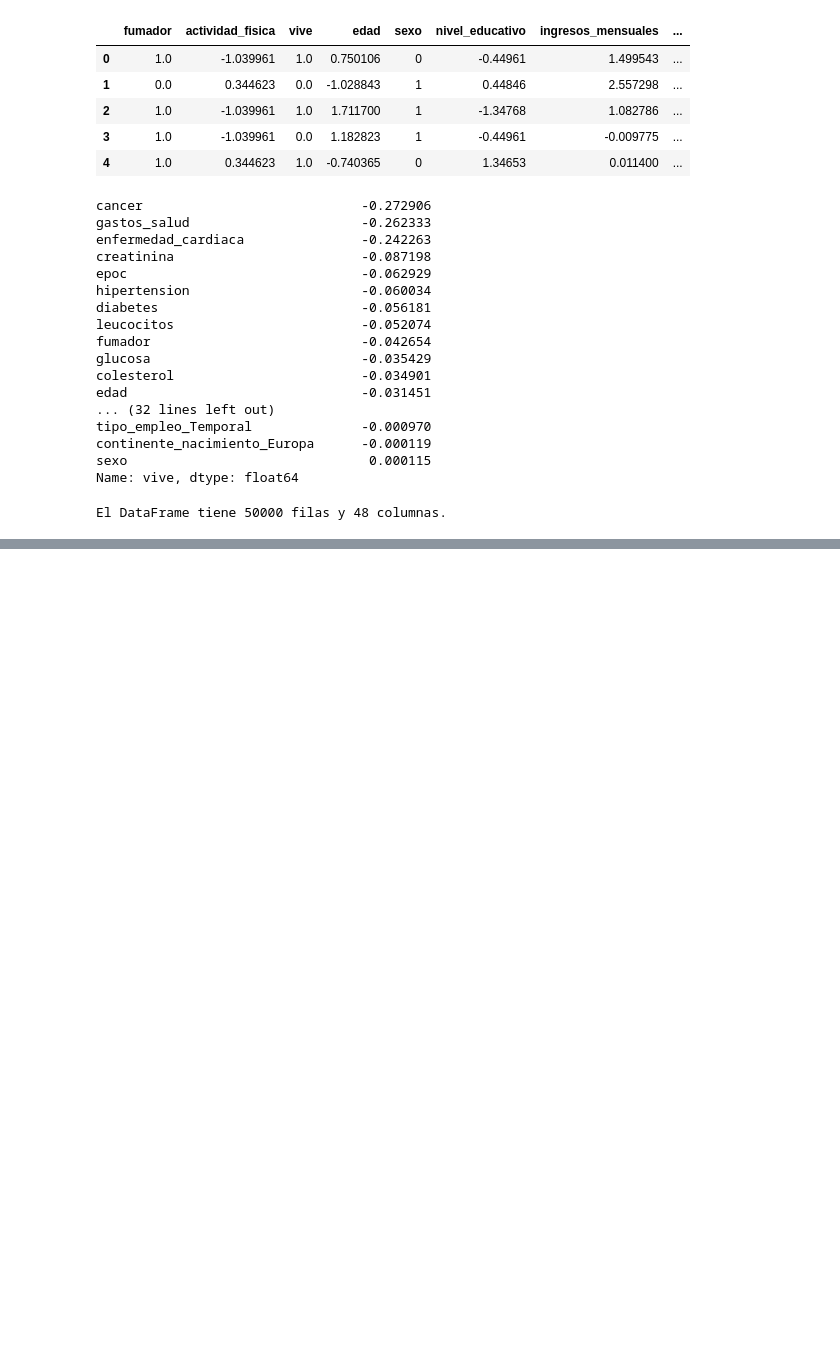
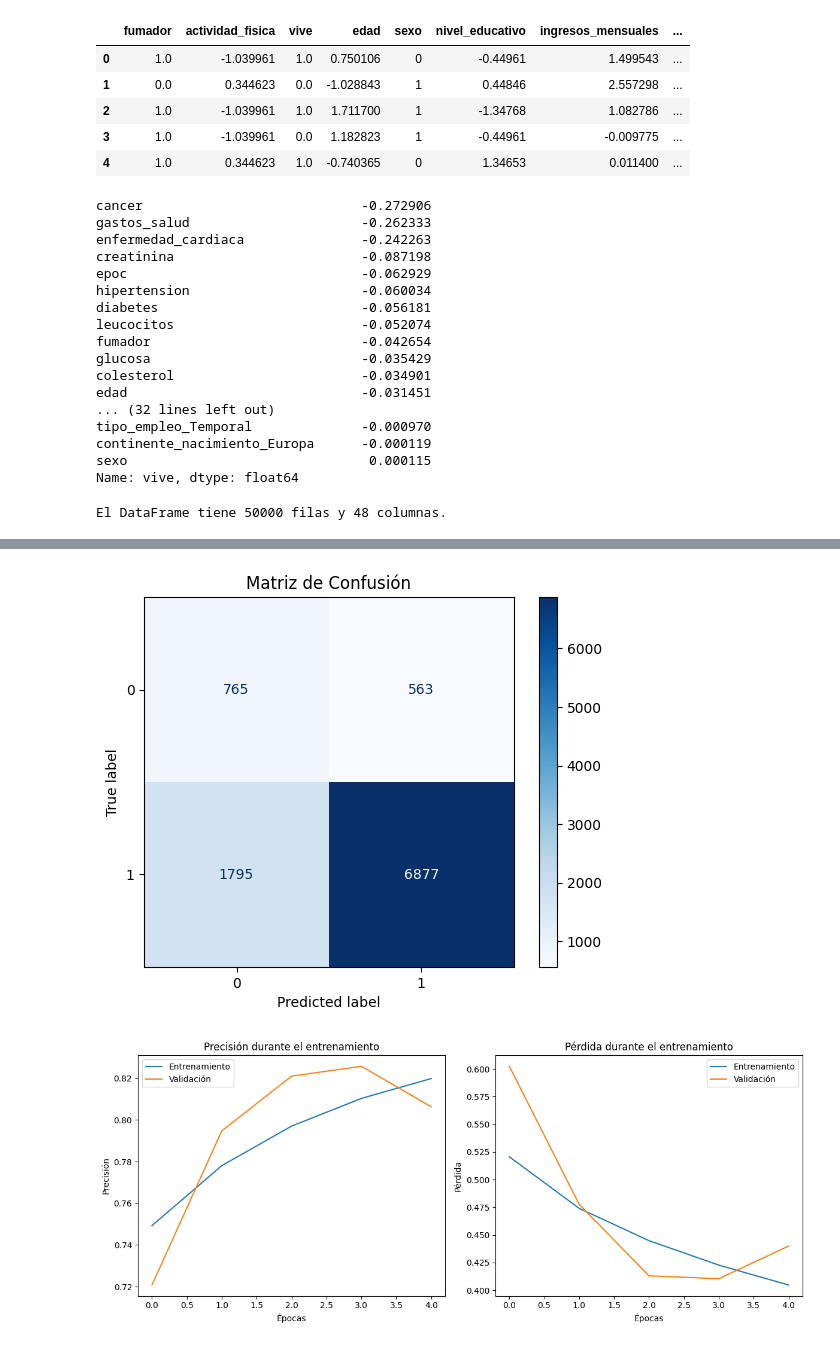
Before and after one commit to Nachosanchezz/Redes-neuronales, a Jupyter notebook: notebooks/02_red_neuronal.ipynb, the cells around one changed output, grey strips where cells are left out. Cells and saved outputs as stored; diff of their text form; code cells hidden in the pictures; blank space fills up the shorter version.

```diff
--- a/notebooks/02_red_neuronal.ipynb
+++ b/notebooks/02_red_neuronal.ipynb
@@ -169,0 +376,36 @@ Epoch 37/50
+# %%
+# Predicciones
+y_pred_prob = model.predict(X_test).flatten()
+y_pred = (y_pred_prob >= 0.7).astype(int)
+
+# Matriz de confusión
+cm = confusion_matrix(y_test, y_pred)
+disp = ConfusionMatrixDisplay(confusion_matrix=cm)
+disp.plot(cmap="Blues", values_format='d')
+plt.title("Matriz de Confusión")
+plt.show()
+
+# Historial de entrenamiento
+plt.figure(figsize=(12, 5))
+
+# Accuracy
+plt.subplot(1, 2, 1)
+plt.plot(history.history['accuracy'], label='Entrenamiento')
+plt.plot(history.history['val_accuracy'], label='Validación')
+plt.title('Precisión durante el entrenamiento')
+plt.xlabel('Épocas')
+plt.ylabel('Precisión')
+plt.legend()
+
+# Loss
+plt.subplot(1, 2, 2)
+plt.plot(history.history['loss'], label='Entrenamiento')
+plt.plot(history.history['val_loss'], label='Validación')
+plt.title('Pérdida durante el entrenamiento')
+plt.xlabel('Épocas')
+plt.ylabel('Pérdida')
+plt.legend()
+
+plt.tight_layout()
+plt.show()
+# %% [output]
@@ -169,0 +413,2 @@ Epoch 37/50
+[figure, added]
+[figure, added]
```
Also changed, not shown: parts of 9 cells of this notebook.
